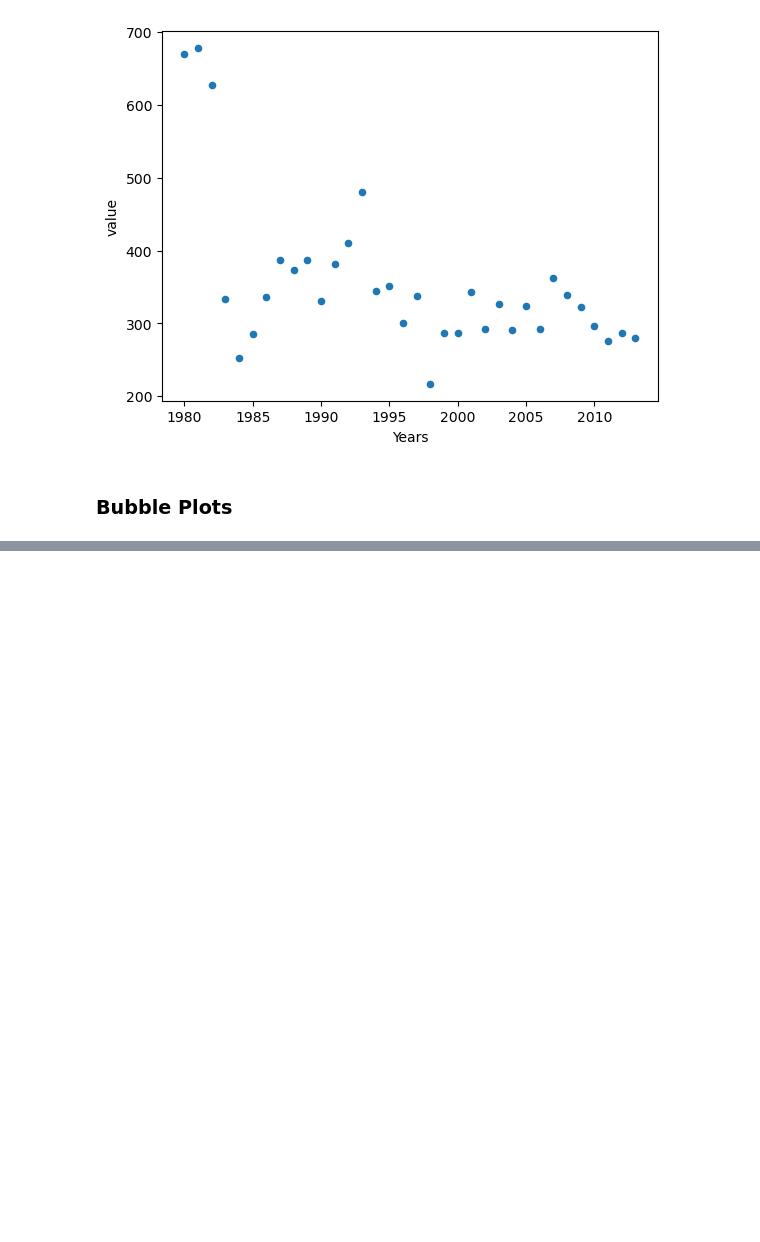
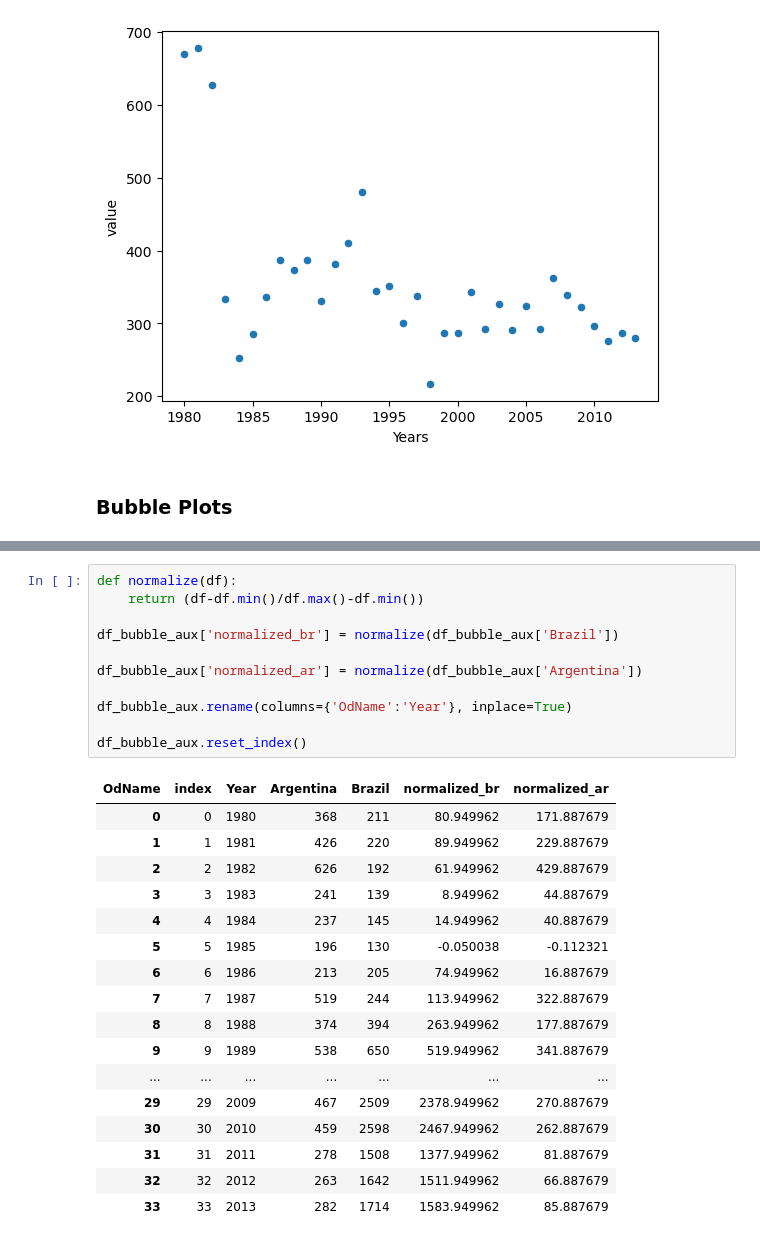
Before and after one commit to 0xrsfagundes/IBM, a Jupyter notebook: IBM/Data Visualization with Python/Data Visualization with Python - Lab3.ipynb, the cells around one changed output, grey strips where cells are left out. Cells and saved outputs as stored; diff of their text form; blank space fills up the shorter version.

```diff
--- a/IBM/Data Visualization with Python/Data Visualization with Python - Lab3.ipynb
+++ b/IBM/Data Visualization with Python/Data Visualization with Python - Lab3.ipynb
@@ -235,0 +257,29 @@ df_scatter_new_aux.plot(kind='scatter',x='Years',y='value')
+# %%
+def normalize(df):
+    return (df-df.min()/df.max()-df.min())
+
+df_bubble_aux['normalized_br'] = normalize(df_bubble_aux['Brazil'])
+
+df_bubble_aux['normalized_ar'] = normalize(df_bubble_aux['Argentina'])
+
+df_bubble_aux.rename(columns={'OdName':'Year'}, inplace=True)
+
+df_bubble_aux.reset_index()
+# %% [output]
+| OdName | index | Year | Argentina | Brazil | normalized_br | normalized_ar |
+| 0 | 0 | 1980 | 368 | 211 | 80.949962 | 171.887679 |
+| 1 | 1 | 1981 | 426 | 220 | 89.949962 | 229.887679 |
+| 2 | 2 | 1982 | 626 | 192 | 61.949962 | 429.887679 |
+| 3 | 3 | 1983 | 241 | 139 | 8.949962 | 44.887679 |
+| 4 | 4 | 1984 | 237 | 145 | 14.949962 | 40.887679 |
+| 5 | 5 | 1985 | 196 | 130 | -0.050038 | -0.112321 |
+| 6 | 6 | 1986 | 213 | 205 | 74.949962 | 16.887679 |
+| 7 | 7 | 1987 | 519 | 244 | 113.949962 | 322.887679 |
+| 8 | 8 | 1988 | 374 | 394 | 263.949962 | 177.887679 |
+| 9 | 9 | 1989 | 538 | 650 | 519.949962 | 341.887679 |
+| ... | ... | ... | ... | ... | ... | ... |
+| 29 | 29 | 2009 | 467 | 2509 | 2378.949962 | 270.887679 |
+| 30 | 30 | 2010 | 459 | 2598 | 2467.949962 | 262.887679 |
+| 31 | 31 | 2011 | 278 | 1508 | 1377.949962 | 81.887679 |
+| 32 | 32 | 2012 | 263 | 1642 | 1511.949962 | 66.887679 |
+| 33 | 33 | 2013 | 282 | 1714 | 1583.949962 | 85.887679 |
```
Also changed, not shown: parts of 2 cells of this notebook.
